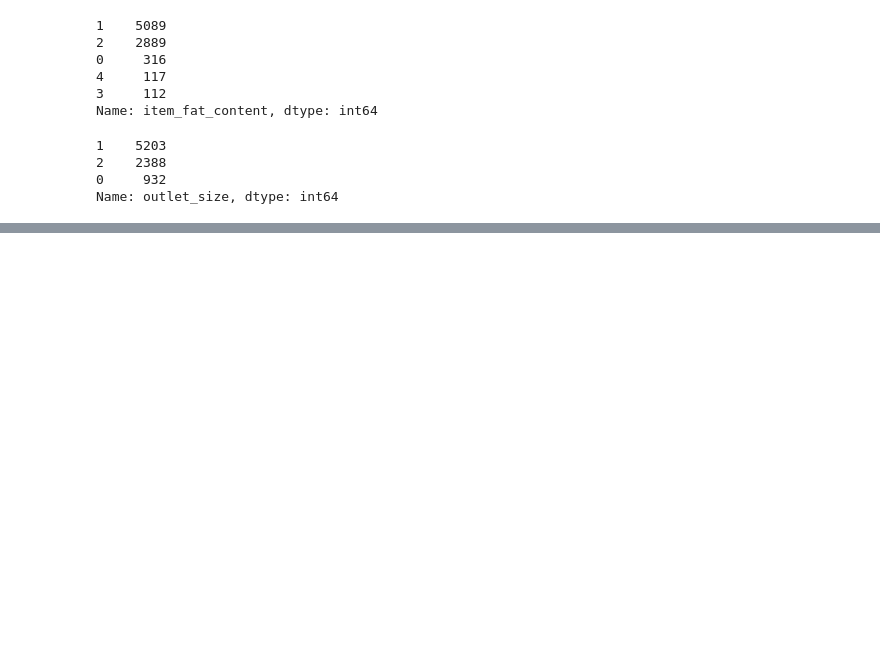
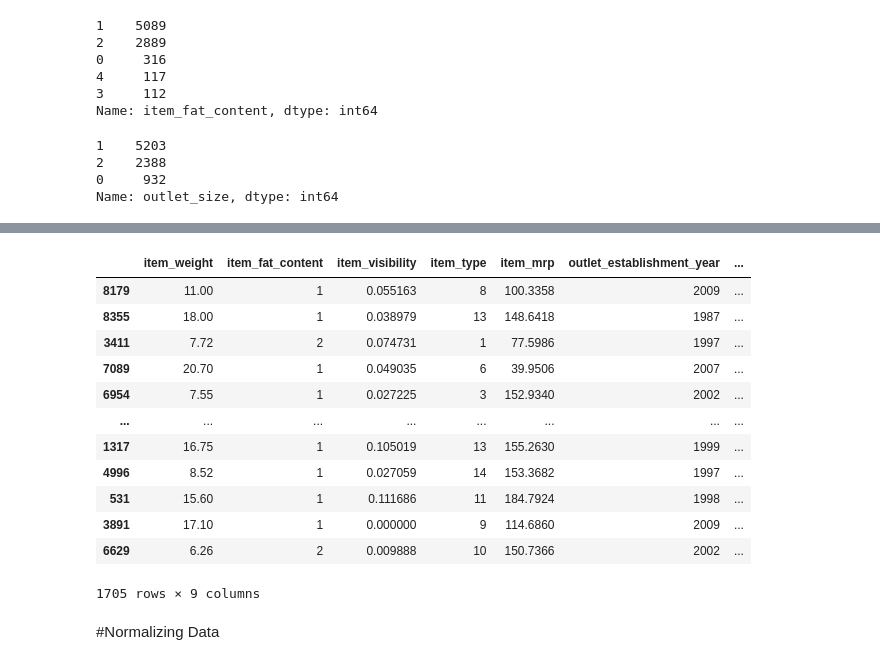
Before and after one commit to ayeshafirdose31/BigMart-Sales-Prediction, a Jupyter notebook: BigMartSales.ipynb, the cells around one changed output, grey strips where cells are left out. Drawn from its saved outputs; the diff is of its cells as text; code cells hidden in the pictures; blank space fills up the shorter version.

```diff
--- a/BigMartSales.ipynb
+++ b/BigMartSales.ipynb
@@ -325,0 +330,4 @@ Name: outlet_size, dtype: int64
+# %%
+X=df_train.drop("item_outlet_sales",axis=1)
+# %%
+Y=df_train["item_outlet_sales"]
@@ -325,0 +349,20 @@ Name: outlet_size, dtype: int64
+# %%
+X_train,X_test,Y_train,Y_test=train_test_split(X,Y, random_state=101,test_size=0.2)
+# %%
+X_test
+# %% [output]
+|  | item_weight | item_fat_content | item_visibility | item_type | item_mrp | outlet_establishment_year | ... |
+| 8179 | 11.00 | 1 | 0.055163 | 8 | 100.3358 | 2009 | ... |
+| 8355 | 18.00 | 1 | 0.038979 | 13 | 148.6418 | 1987 | ... |
+| 3411 | 7.72 | 2 | 0.074731 | 1 | 77.5986 | 1997 | ... |
+| 7089 | 20.70 | 1 | 0.049035 | 6 | 39.9506 | 2007 | ... |
+| 6954 | 7.55 | 1 | 0.027225 | 3 | 152.9340 | 2002 | ... |
+| ... | ... | ... | ... | ... | ... | ... | ... |
+| 1317 | 16.75 | 1 | 0.105019 | 13 | 155.2630 | 1999 | ... |
+| 4996 | 8.52 | 1 | 0.027059 | 14 | 153.3682 | 1997 | ... |
+| 531 | 15.60 | 1 | 0.111686 | 11 | 184.7924 | 1998 | ... |
+| 3891 | 17.10 | 1 | 0.000000 | 9 | 114.6860 | 2009 | ... |
+| 6629 | 6.26 | 2 | 0.009888 | 10 | 150.7366 | 2002 | ... |
+1705 rows × 9 columns
+# %% [markdown]
+#Normalizing Data
```
Also changed, not shown: parts of 25 cells of this notebook.
